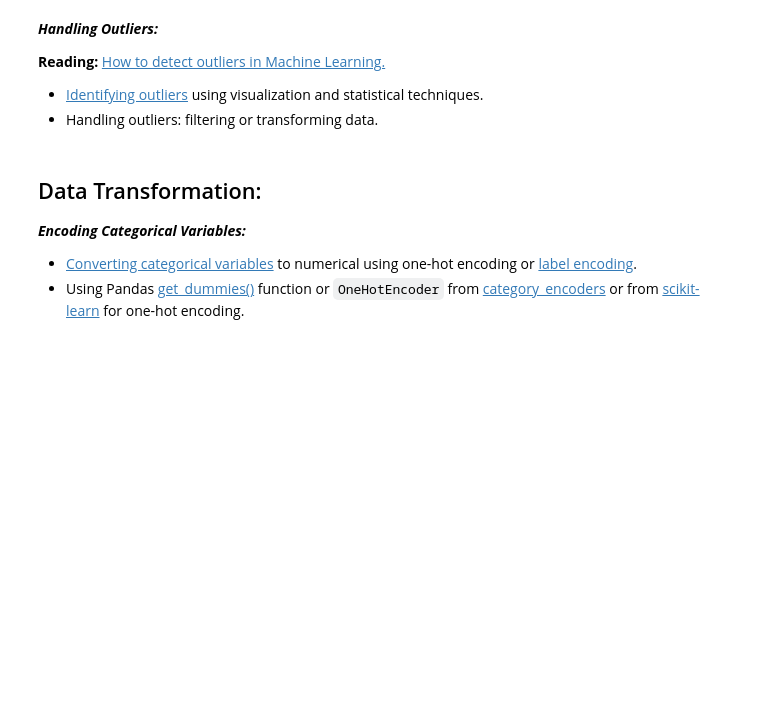
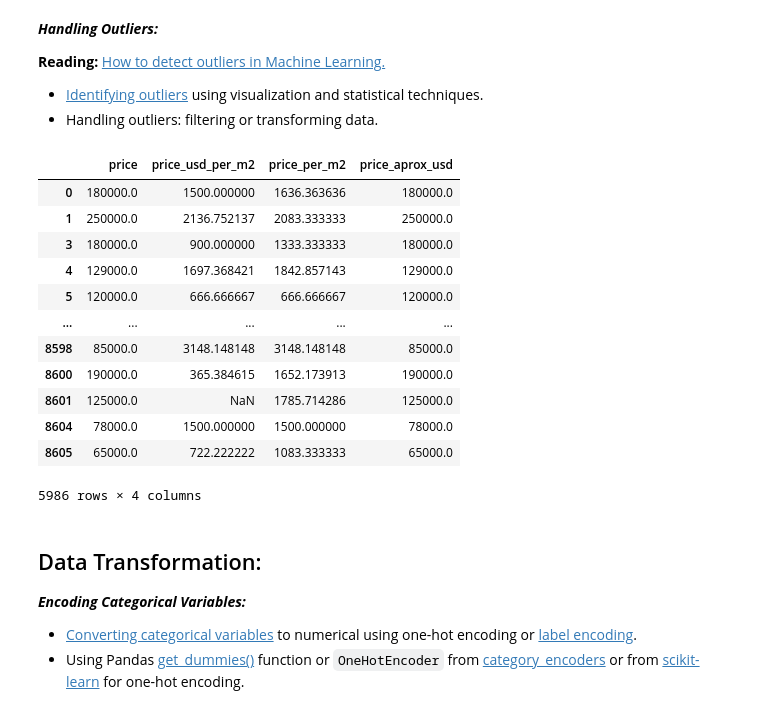
Before and after one commit to HXCLogic/Machine-Learning-382, a Jupyter notebook: lab-103-data-preparation/lab_103-data-preparation.ipynb, the cells around one changed output. Cells and saved outputs as stored; diff of their text form; code cells hidden in the pictures; blank space fills up the shorter version.

```diff
--- a/lab-103-data-preparation/lab_103-data-preparation.ipynb
+++ b/lab-103-data-preparation/lab_103-data-preparation.ipynb
@@ -350,7 +350,21 @@ fig = px.box(
 fig.update_layout(xaxis_title='Target')
 fig.show()
 # %%
-price_df[price_df['*priceapprox']]
+price_df[price_df['price_aprox_usd'] < 300_000]
+# %% [output]
+|  | price | price_usd_per_m2 | price_per_m2 | price_aprox_usd |
+| 0 | 180000.0 | 1500.000000 | 1636.363636 | 180000.0 |
+| 1 | 250000.0 | 2136.752137 | 2083.333333 | 250000.0 |
+| 3 | 180000.0 | 900.000000 | 1333.333333 | 180000.0 |
+| 4 | 129000.0 | 1697.368421 | 1842.857143 | 129000.0 |
+| 5 | 120000.0 | 666.666667 | 666.666667 | 120000.0 |
+| ... | ... | ... | ... | ... |
+| 8598 | 85000.0 | 3148.148148 | 3148.148148 | 85000.0 |
+| 8600 | 190000.0 | 365.384615 | 1652.173913 | 190000.0 |
+| 8601 | 125000.0 | NaN | 1785.714286 | 125000.0 |
+| 8604 | 78000.0 | 1500.000000 | 1500.000000 | 78000.0 |
+| 8605 | 65000.0 | 722.222222 | 1083.333333 | 65000.0 |
+5986 rows × 4 columns
 # %%
 # Use Boolean masking to filter the price
 mask_price = price_df['price_aprox_usd'] < 300_000
```
Also changed, not shown: parts of 9 cells of this notebook.
